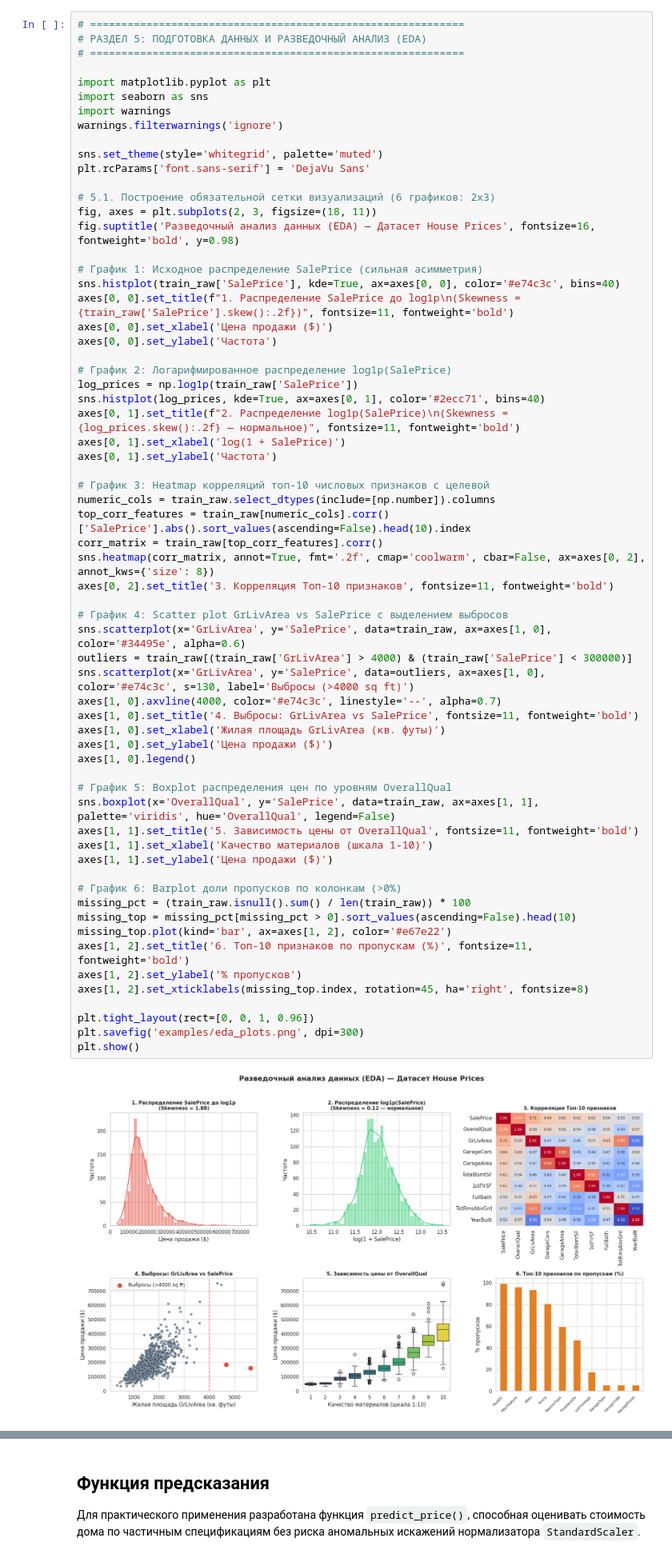
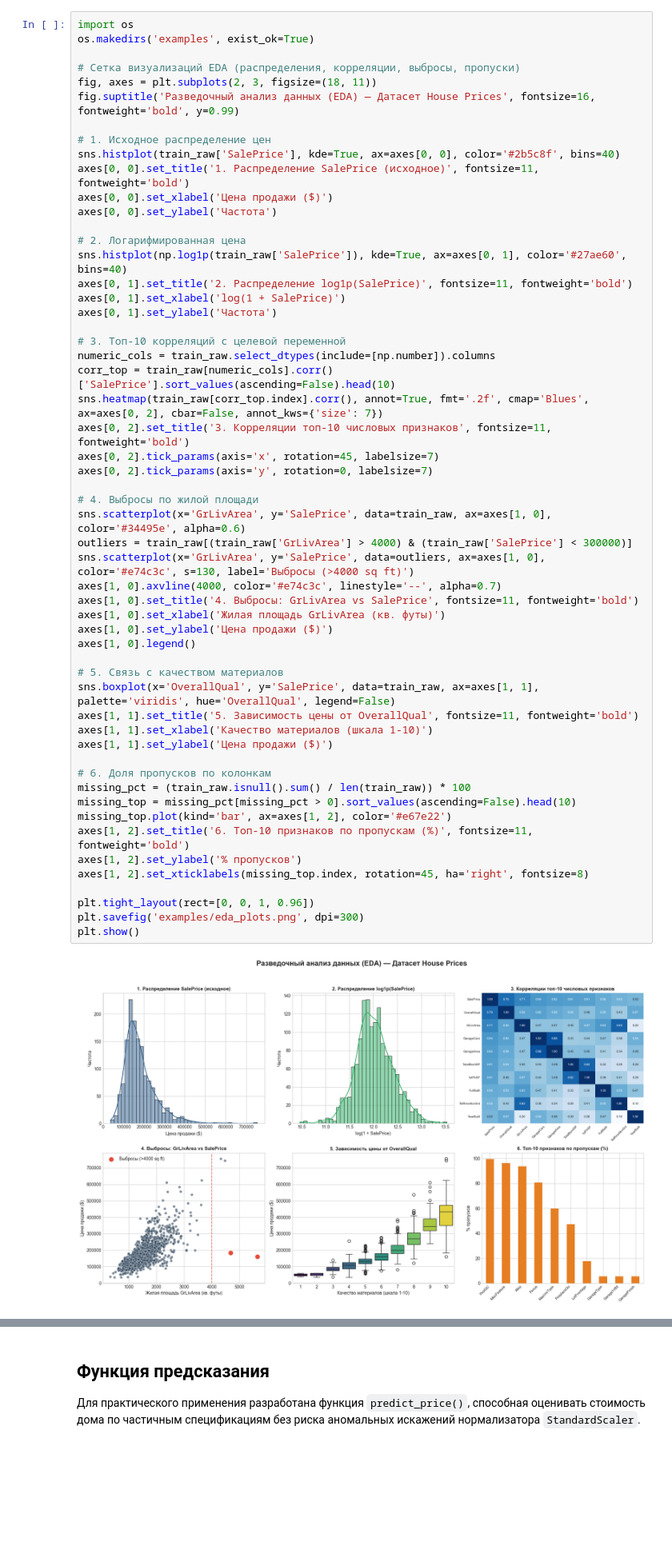
Before and after one commit to BratsunDanila/ml-course-bratsun, a Jupyter notebook: module-2-house-prices/notebook.ipynb, the cells around one changed output, grey strips where cells are left out. Shown at 80% size. Cells and saved outputs as stored; diff of their text form; blank space fills up the shorter version.

```diff
--- a/module-2-house-prices/notebook.ipynb
+++ b/module-2-house-prices/notebook.ipynb
@@ -184,69 +187,60 @@ Name: SalePrice, dtype: object
 4. Анализ влияния интегрального качества `OverallQual` на стоимость жилья.
 5. Инвентаризация доли пропущенных значений по всем колонкам.
 # %%
-# ============================================================
-# РАЗДЕЛ 5: ПОДГОТОВКА ДАННЫХ И РАЗВЕДОЧНЫЙ АНАЛИЗ (EDA)
-# ============================================================
+import os
+os.makedirs('examples', exist_ok=True)
 
-import matplotlib.pyplot as plt
-import seaborn as sns
-import warnings
-warnings.filterwarnings('ignore')
+# Сетка визуализаций EDA (распределения, корреляции, выбросы, пропуски)
+fig, axes = plt.subplots(2, 3, figsize=(18, 11))
+fig.suptitle('Разведочный анализ данных (EDA) — Датасет House Prices', fontsize=16, fontweight='bold', y=0.99)
 
-sns.set_theme(style='whitegrid', palette='muted')
-plt.rcParams['font.sans-serif'] = 'DejaVu Sans'
-
-# 5.1. Построение обязательной сетки визуализаций (6 графиков: 2x3)
-fig, axes = plt.subplots(2, 3, figsize=(18, 11))
-fig.suptitle('Разведочный анализ данных (EDA) — Датасет House Prices', fontsize=16, fontweight='bold', y=0.98)
-
-# График 1: Исходное распределение SalePrice (сильная асимметрия)
-sns.histplot(train_raw['SalePrice'], kde=True, ax=axes[0, 0], color='#e74c3c', bins=40)
-axes[0, 0].set_title(f"1. Распределение SalePrice до log1p\n(Skewness = {train_raw['SalePrice'].skew():.2f})", fontsize=11, fontweight='bold')
+# 1. Исходное распределение цен
+sns.histplot(train_raw['SalePrice'], kde=True, ax=axes[0, 0], color='#2b5c8f', bins=40)
+axes[0, 0].set_title('1. Распределение SalePrice (исходное)', fontsize=11, fontweight='bold')
 axes[0, 0].set_xlabel('Цена продажи ($)')
 axes[0, 0].set_ylabel('Частота')
 
-# График 2: Логарифмированное распределение log1p(SalePrice)
-log_prices = np.log1p(train_raw['SalePrice'])
-sns.histplot(log_prices, kde=True, ax=axes[0, 1], color='#2ecc71', bins=40)
-axes[0, 1].set_title(f"2. Распределение log1p(SalePrice)\n(Skewness = {log_prices.skew():.2f} — нормальное)", fontsize=11, fontweight='bold')
+# 2. Логарифмированная цена
+sns.histplot(np.log1p(train_raw['SalePrice']), kde=True, ax=axes[0, 1], color='#27ae60', bins=40)
+axes[0, 1].set_title('2. Распределение log1p(SalePrice)', fontsize=11, fontweight='bold')
 axes[0, 1].set_xlabel('log(1 + SalePrice)')
 axes[0, 1].set_ylabel('Частота')
 
-# График 3: Heatmap корреляций топ-10 числовых признаков с целевой
+# 3. Топ-10 корреляций с целевой переменной
 numeric_cols = train_raw.select_dtypes(include=[np.number]).columns
-top_corr_features = train_raw[numeric_cols].corr()['SalePrice'].abs().sort_values(ascending=False).head(10).index
-corr_matrix = train_raw[top_corr_features].corr()
-sns.heatmap(corr_matrix, annot=True, fmt='.2f', cmap='coolwarm', cbar=False, ax=axes[0, 2], annot_kws={'size': 8})
-axes[0, 2].set_title('3. Корреляция Топ-10 признаков', fontsize=11, fontweight='bold')
+corr_top = train_raw[numeric_cols].corr()['SalePrice'].sort_values(ascending=False).head(10)
+sns.heatmap(train_raw[corr_top.index].corr(), annot=True, fmt='.2f', cmap='Blues', ax=axes[0, 2], cbar=False, annot_kws={'size': 7})
+axes[0, 2].set_title('3. Корреляции топ-10 числовых признаков', fontsize=11, fontweight='bold')
+axes[0, 2].tick_params(axis='x', rotation=45, labelsize=7)
+axes[0, 2].tick_params(axis='y', rotation=0, labelsize=7)
 
-# График 4: Scatter plot GrLivArea vs SalePrice с выделением выбросов
+# 4. Выбросы по жилой площади
 sns.scatterplot(x='GrLivArea', y='SalePrice', data=train_raw, ax=axes[1, 0], color='#34495e', alpha=0.6)
 outliers = train_raw[(train_raw['GrLivArea'] > 4000) & (train_raw['SalePrice'] < 300000)]
 sns.scatterplot(x='GrLivArea', y='SalePrice', data=outliers, ax=axes[1, 0], color='#e74c3c', s=130, label='Выбросы (>4000 sq ft)')
 axes[1, 0].axvline(4000, color='#e74c3c', linestyle='--', alpha=0.7)
 axes[1, 0].set_title('4. Выбросы: GrLivArea vs SalePrice', fontsize=11, fontweight='bold')
 axes[1, 0].set_xlabel('Жилая площадь GrLivArea (кв. футы)')
 axes[1, 0].set_ylabel('Цена продажи ($)')
 axes[1, 0].legend()
 
-# График 5: Boxplot распределения цен по уровням OverallQual
+# 5. Связь с качеством материалов
 sns.boxplot(x='OverallQual', y='SalePrice', data=train_raw, ax=axes[1, 1], palette='viridis', hue='OverallQual', legend=False)
 axes[1, 1].set_title('5. Зависимость цены от OverallQual', fontsize=11, fontweight='bold')
 axes[1, 1].set_xlabel('Качество материалов (шкала 1-10)')
 axes[1, 1].set_ylabel('Цена продажи ($)')
 
-# График 6: Barplot доли пропусков по колонкам (>0%)
+# 6. Доля пропусков по колонкам
 missing_pct = (train_raw.isnull().sum() / len(train_raw)) * 100
 missing_top = missing_pct[missing_pct > 0].sort_values(ascending=False).head(10)
 missing_top.plot(kind='bar', ax=axes[1, 2], color='#e67e22')
 axes[1, 2].set_title('6. Топ-10 признаков по пропускам (%)', fontsize=11, fontweight='bold')
 axes[1, 2].set_ylabel('% пропусков')
 axes[1, 2].set_xticklabels(missing_top.index, rotation=45, ha='right', fontsize=8)
 
 plt.tight_layout(rect=[0, 0, 1, 0.96])
 plt.savefig('examples/eda_plots.png', dpi=300)
 plt.show()
 # %% [output]
-[figure, old version]
+[figure, new version]
 # %% [markdown]
```
Also changed, not shown: parts of 22 cells of this notebook, 7 other files.
